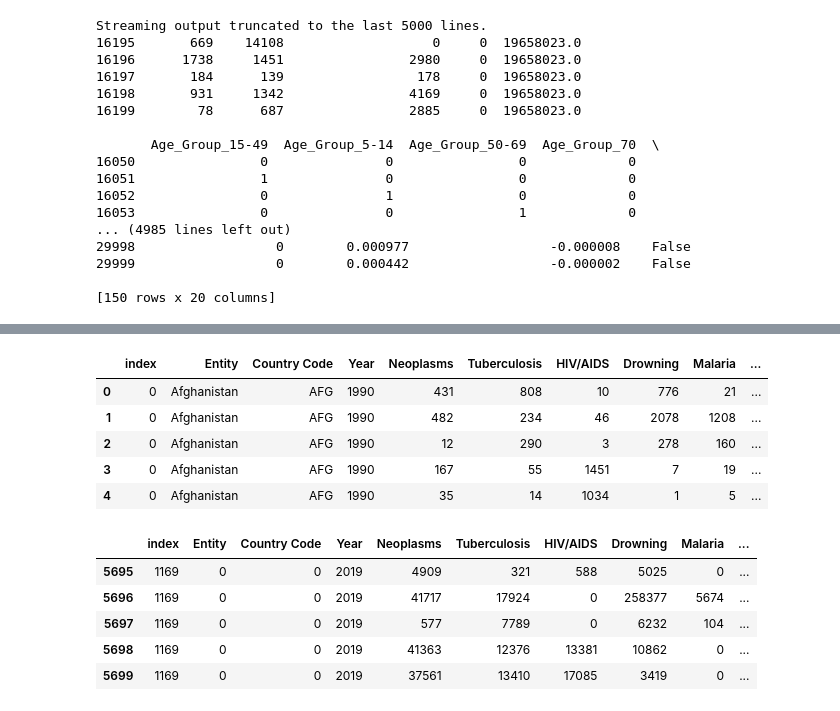
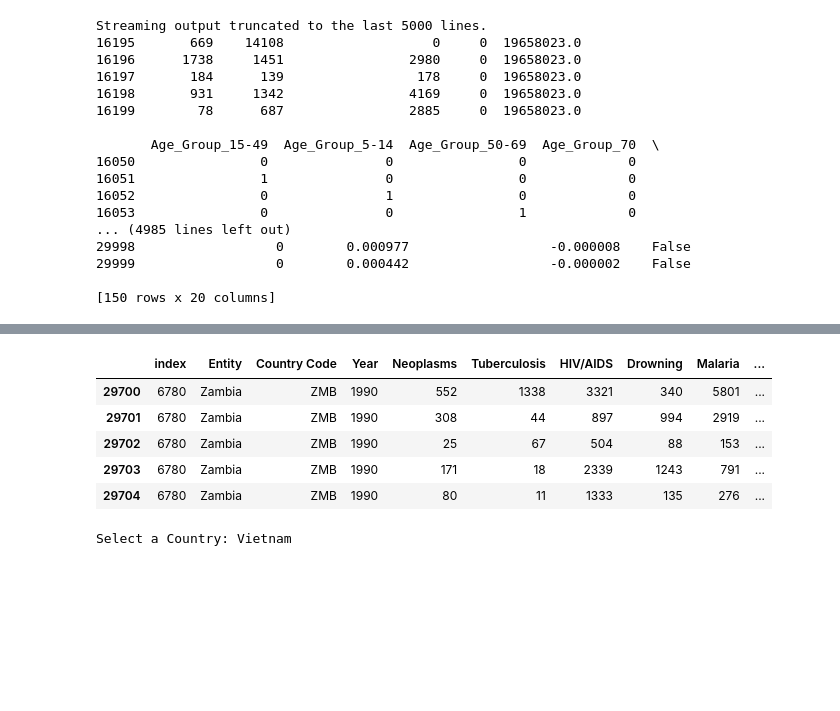
Before and after one commit to chgallegos/CAPSTONE-mortality-prediction, a Jupyter notebook: Machine_Learning/Triangle_Role_ML(Updated).ipynb, the cells around one changed output, grey strips where cells are left out. Cells and saved outputs as stored; diff of their text form; code cells hidden in the pictures; blank space fills up the shorter version.

```diff
--- a/Machine_Learning/Triangle_Role_ML(Updated).ipynb
+++ b/Machine_Learning/Triangle_Role_ML(Updated).ipynb
@@ -438,9 +415,10 @@ Group_Zimbabwe_df=pd.DataFrame(Country["Group_Zimbabwe"])
-# %%
-Group_Afghanistan_df.head()
-# %% [output]
-|  | index | Entity | Country Code | Year | Neoplasms | Tuberculosis | HIV/AIDS | Drowning | Malaria | ... |
-| 0 | 0 | Afghanistan | AFG | 1990 | 431 | 808 | 10 | 776 | 21 | ... |
-| 1 | 0 | Afghanistan | AFG | 1990 | 482 | 234 | 46 | 2078 | 1208 | ... |
-| 2 | 0 | Afghanistan | AFG | 1990 | 12 | 290 | 3 | 278 | 160 | ... |
-| 3 | 0 | Afghanistan | AFG | 1990 | 167 | 55 | 1451 | 7 | 19 | ... |
-| 4 | 0 | Afghanistan | AFG | 1990 | 35 | 14 | 1034 | 1 | 5 | ... |
+# %%
+#Make sure each is properly transferred to a Dataframe
+Zambia.head()
+# %% [output]
+|  | index | Entity | Country Code | Year | Neoplasms | Tuberculosis | HIV/AIDS | Drowning | Malaria | ... |
+| 29700 | 6780 | Zambia | ZMB | 1990 | 552 | 1338 | 3321 | 340 | 5801 | ... |
+| 29701 | 6780 | Zambia | ZMB | 1990 | 308 | 44 | 897 | 994 | 2919 | ... |
+| 29702 | 6780 | Zambia | ZMB | 1990 | 25 | 67 | 504 | 88 | 153 | ... |
+| 29703 | 6780 | Zambia | ZMB | 1990 | 171 | 18 | 2339 | 1243 | 791 | ... |
+| 29704 | 6780 | Zambia | ZMB | 1990 | 80 | 11 | 1333 | 135 | 276 | ... |
@@ -446,0 +639,6 @@ Group_Afghanistan_df.head()
+# %%
+#Create input box for Users to Select Country
+
+user_input = input("Select a Country: ")
+# %% [output]
+Select a Country: Vietnam
@@ -447,14 +651,11 @@ Group_Afghanistan_df.head()
 # %%
+# Prepare for ML Logistic Regression Analysis by encoding and preprocessing data
 le=LabelEncoder()
-X = Group_China_df.copy()
+X = user_input.copy()
 X["Entity"] = le.fit_transform(X["Entity"])
 X["Country Code"] = le.fit_transform(X["Country Code"])
 X = X.drop("Increase", axis=1)
-X.tail()
+y = user_input["Increase"].values
+
+#Train the Data
+X_train, X_test, y_train, y_test = train_test_split(X,y,random_state=1, stratify=y)
-# %% [output]
-|  | index | Entity | Country Code | Year | Neoplasms | Tuberculosis | HIV/AIDS | Drowning | Malaria | ... |
-| 5695 | 1169 | 0 | 0 | 2019 | 4909 | 321 | 588 | 5025 | 0 | ... |
-| 5696 | 1169 | 0 | 0 | 2019 | 41717 | 17924 | 0 | 258377 | 5674 | ... |
-| 5697 | 1169 | 0 | 0 | 2019 | 577 | 7789 | 0 | 6232 | 104 | ... |
-| 5698 | 1169 | 0 | 0 | 2019 | 41363 | 12376 | 13381 | 10862 | 0 | ... |
-| 5699 | 1169 | 0 | 0 | 2019 | 37561 | 13410 | 17085 | 3419 | 0 | ... |
```
Also changed, not shown: parts of 19 cells of this notebook, 1 other file.
